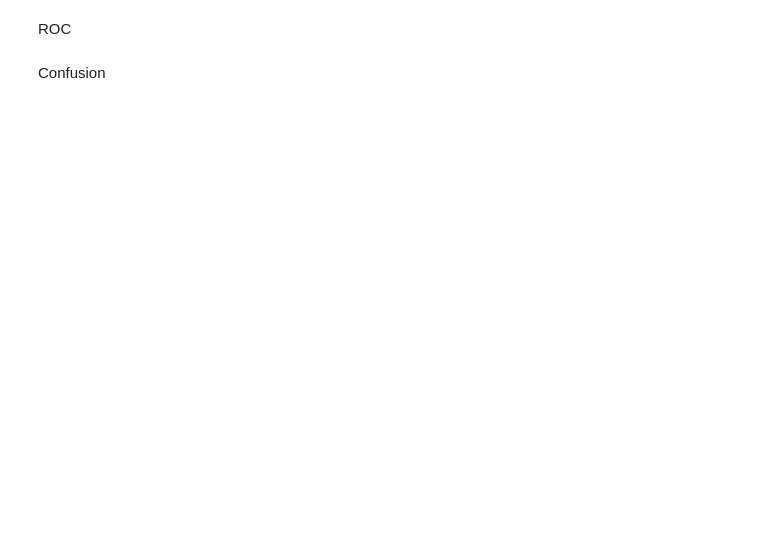
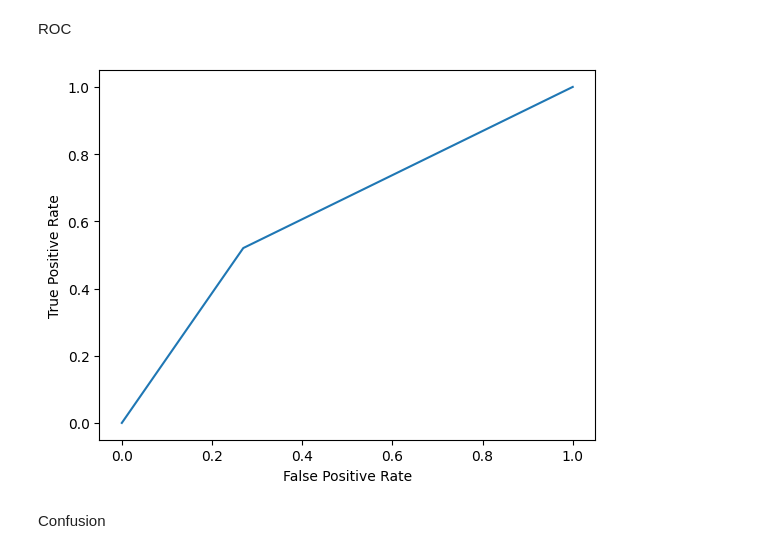
Before and after one commit to cvilter/advML_finalProject, a Jupyter notebook: LSTM.ipynb, the cells around one changed output. Saved outputs shown, nothing was run; the diff lists cells and outputs as text; code cells hidden in the pictures; blank space fills up the shorter version.

```diff
--- a/LSTM.ipynb
+++ b/LSTM.ipynb
@@ -369,3 +369,20 @@ for idx, (lt, tt) in enumerate(train_dataloader):
+# %%
+def get_probabilites(dataloader):
+    model.eval()
+    y_list = []
+    y_pred_list = []
+    with torch.no_grad():
+        for idx, (label, word_idxs) in enumerate(dataloader):
+            output, _ = model(word_idxs, hidden)
+            _, predictions = torch.max(output.data, 1)
+            for i, pred in enumerate(predictions):
+                if pred > 1:
+                    predictions[i] = 1
+            y_list.append(label)
+            y_pred_list.append(predictions)
+    y = torch.cat(y_list, dim=0)
+    y_pred = torch.cat(y_pred_list, dim=0)
+    return y, y_pred
 # %%
 def get_accuracy(dataloader):
     model.eval()
@@ -565,17 +582,21 @@ Text(0, 0.5, 'Precision')
 # %% [markdown]
 ROC
+# %%
+y, y_prob = get_probabilites(test_dataloader)
 # %%
-# def plot_roc_curve(true_y, y_prob):
-#     """
-#     plots the roc curve based of the probabilities
-#     """
+def plot_roc_curve(true_y, y_prob):
+    """
+    plots the roc curve based of the probabilities
+    """
 
-#     fpr, tpr, thresholds = roc_curve(true_y, y_prob)
-#     plt.plot(fpr, tpr)
-#     plt.xlabel('False Positive Rate')
-#     plt.ylabel('True Positive Rate')
+    fpr, tpr, thresholds = roc_curve(true_y, y_prob)
+    plt.plot(fpr, tpr)
+    plt.xlabel('False Positive Rate')
+    plt.ylabel('True Positive Rate')
 
-# plot_roc_curve(y, y_prob)
+plot_roc_curve(y, y_prob)
+# %% [output]
+[figure, added]
 # %% [markdown]
 Confusion
 # %%
```
Also changed, not shown: parts of 12 cells of this notebook.
